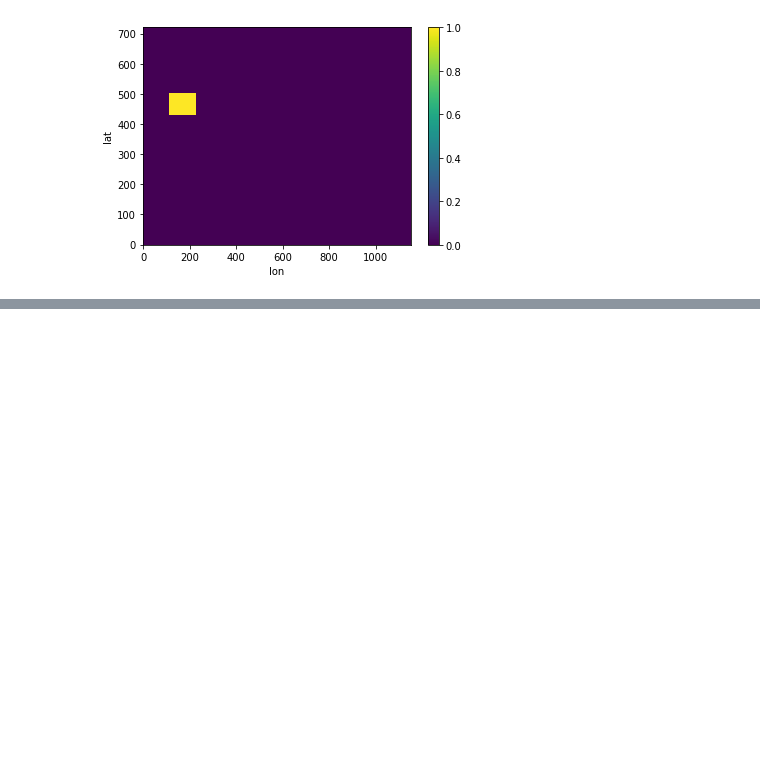
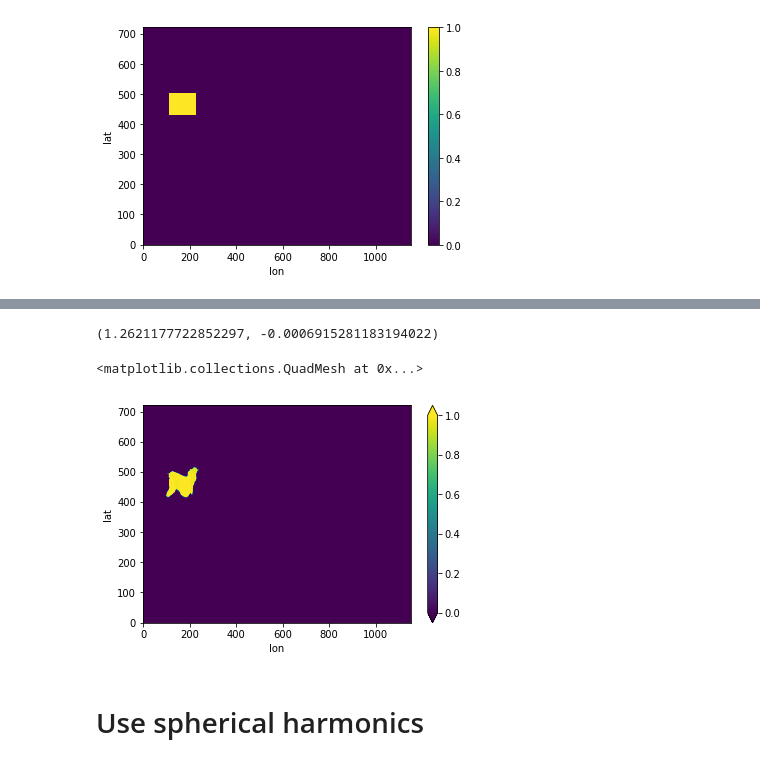
Before and after one commit to JiaweiZhuang/process_real_wind, a Jupyter notebook: solve_advection_on_cartesian.ipynb, the cells around one changed output, grey strips where cells are left out. Drawn from its saved outputs; the diff is of its cells as text; code cells hidden in the pictures; blank space fills up the shorter version.

Commit message:
Try using spherical harmonics to remove divergence and solve advection.
Even bigger overshoot!

```diff
--- a/solve_advection_on_cartesian.ipynb
+++ b/solve_advection_on_cartesian.ipynb
@@ -95,0 +96,12 @@ Wall time: 28.5 s
+# %%
+# creates overshoot because the wind is not entirely divergence-free
+c.max(), c.min()
+# %% [output]
+(1.2621177722852297, -0.0006915281183194022)
+# %%
+xr.DataArray(c, dims=['lat', 'lon']).plot(vmax=1, vmin=0)
+# %% [output]
+<matplotlib.collections.QuadMesh at 0x...>
+[figure, added]
+# %% [markdown]
+# Use spherical harmonics
```
Also changed, not shown: parts of 13 cells of this notebook.
